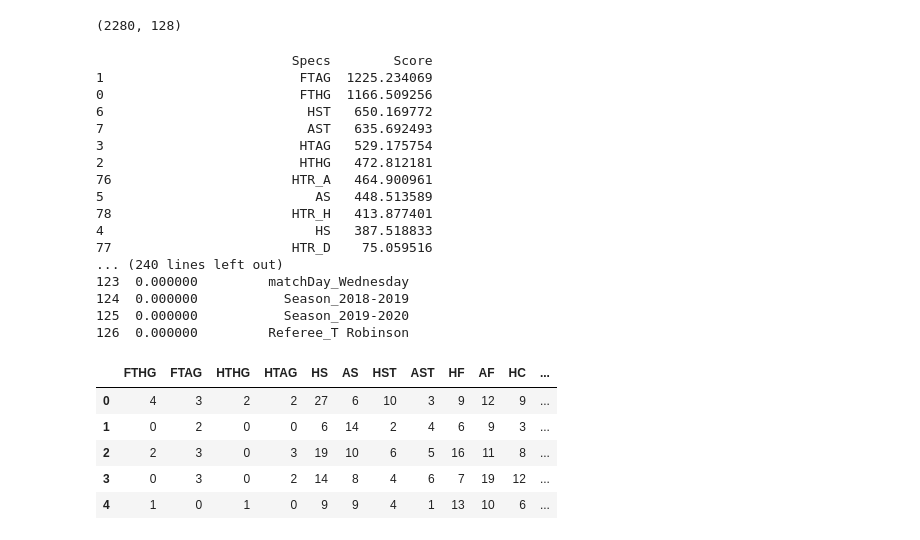
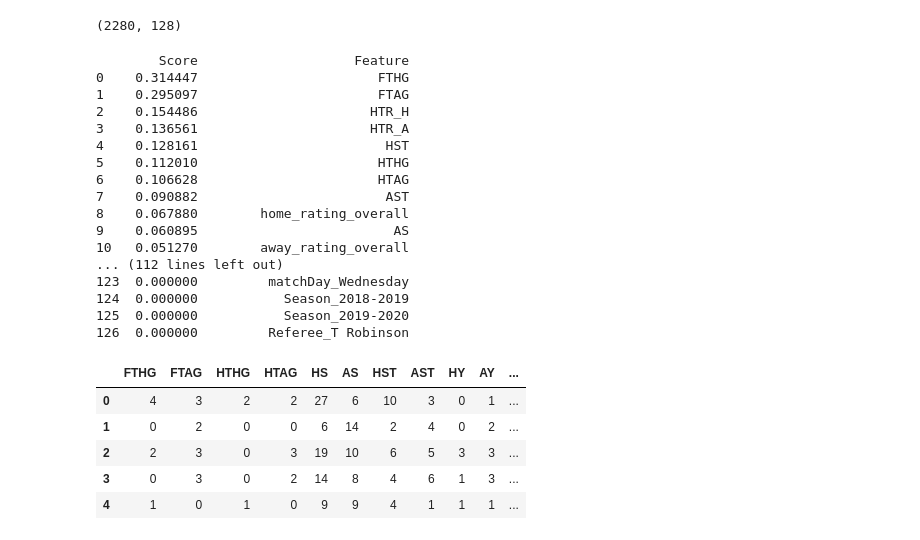
Before and after one commit to mathewsjoyy/Project_Code_Year3, a Jupyter notebook: Code/project.ipynb, the cells around one changed output. Cells and saved outputs as stored; diff of their text form; code cells hidden in the pictures.

```diff
--- a/Code/project.ipynb
+++ b/Code/project.ipynb
@@ -435,35 +444,8 @@ the result for the match in row 149 is  2
 # https://machinelearningmastery.com/feature-selection-with-real-and-categorical-data/
 # (Numerical Input, Categorical Output) < --- TRY THIS OUT on the link above
 
-
-
-
-
 X = match_df.loc[:, match_df.columns != 'FTR']
 y = match_df['FTR']
-
-
-from sklearn.feature_selection import SelectKBest
-from sklearn.feature_selection import chi2
-
-# Apply SelectKBest class to extract top 10 best features
-bestfeatures = SelectKBest(score_func=chi2, k='all')
-fit = bestfeatures.fit(X, y)
-
-# Summarize scores
-dfscores = pd.DataFrame(fit.scores_)
-dfcolumns = pd.DataFrame(X.columns)
-featureScores = pd.concat([dfcolumns, dfscores], axis=1)
-featureScores.columns = ['Specs', 'Score']
-
-# Print the top 10 features
-print(featureScores.nlargest(128, 'Score'))
-
-
-
-
-
-
 
 from sklearn.feature_selection import SelectKBest
 
@@ -471,61 +453,60 @@ from sklearn.feature_selection import SelectKBest
 from sklearn.feature_selection import chi2, f_classif, mutual_info_classif
 
 # this function will take in X, y variables
-# with criteria, and return a dataframe
-# with most important columns
+# with criteria, and return a data frame with most important columns
 # based on that criteria
 def featureSelect_dataframe(X, y, criteria, k):
 
     # initialize our function/method
     reg = SelectKBest(criteria, k=k).fit(X,y)
 
-    # transform after creating the reg (so we can use getsupport)
+    # transform after creating the reg (so we can use get support)
     X_transformed = reg.transform(X)
 
     # filter down X based on kept columns
     X_best = X[[val for i,val in enumerate(X.columns) if reg.get_support()[i]]]
 
     # show list of columns selected and their importance score
-    # create a dataframe of feature names and scores
+    # create a data frame of feature names and scores
     # and sort them in descending order
     df_scores = pd.DataFrame(reg.scores_, columns=["Score"])
 
     # print the column names and scores
     df_scores["Feature"] = X.columns
     df_scores = df_scores.sort_values(by="Score", ascending=False)
     df_scores = df_scores.reset_index(drop=True)
     print(df_scores)
 
-    # return that dataframe
+    # return that data frame
     return X_best
 
-X_best = featureSelect_dataframe(X, y, mutual_info_classif, 127)
+X_best = featureSelect_dataframe(X, y, mutual_info_classif, 50)
 
 X_best.head()
 # %% [output]
-                         Specs        Score
-1                         FTAG  1225.234069
-0                         FTHG  1166.509256
-6                          HST   650.169772
-7                          AST   635.692493
-3                         HTAG   529.175754
-2                         HTHG   472.812181
-76                       HTR_A   464.900961
-5                           AS   448.513589
-78                       HTR_H   413.877401
-4                           HS   387.518833
-77                       HTR_D    75.059516
-... (240 lines left out)
+        Score                    Feature
+0    0.314447                       FTHG
+1    0.295097                       FTAG
+2    0.154486                      HTR_H
+3    0.136561                      HTR_A
+4    0.128161                        HST
+5    0.112010                       HTHG
+6    0.106628                       HTAG
+7    0.090882                        AST
+8    0.067880        home_rating_overall
+9    0.060895                         AS
+10   0.051270        away_rating_overall
+... (112 lines left out)
 123  0.000000         matchDay_Wednesday
 124  0.000000           Season_2018-2019
 125  0.000000           Season_2019-2020
 126  0.000000         Referee_T Robinson
-|  | FTHG | FTAG | HTHG | HTAG | HS | AS | HST | AST | HF | AF | HC | ... |
-| 0 | 4 | 3 | 2 | 2 | 27 | 6 | 10 | 3 | 9 | 12 | 9 | ... |
-| 1 | 0 | 2 | 0 | 0 | 6 | 14 | 2 | 4 | 6 | 9 | 3 | ... |
-| 2 | 2 | 3 | 0 | 3 | 19 | 10 | 6 | 5 | 16 | 11 | 8 | ... |
-| 3 | 0 | 3 | 0 | 2 | 14 | 8 | 4 | 6 | 7 | 19 | 12 | ... |
-| 4 | 1 | 0 | 1 | 0 | 9 | 9 | 4 | 1 | 13 | 10 | 6 | ... |
+|  | FTHG | FTAG | HTHG | HTAG | HS | AS | HST | AST | HY | AY | ... |
+| 0 | 4 | 3 | 2 | 2 | 27 | 6 | 10 | 3 | 0 | 1 | ... |
+| 1 | 0 | 2 | 0 | 0 | 6 | 14 | 2 | 4 | 0 | 2 | ... |
+| 2 | 2 | 3 | 0 | 3 | 19 | 10 | 6 | 5 | 3 | 3 | ... |
+| 3 | 0 | 3 | 0 | 2 | 14 | 8 | 4 | 6 | 1 | 3 | ... |
+| 4 | 1 | 0 | 1 | 0 | 9 | 9 | 4 | 1 | 1 | 1 | ... |
 # %%
 import pandas as pd
 from sklearn.model_selection import train_test_split
```
Also changed, not shown: parts of 13 cells of this notebook.
